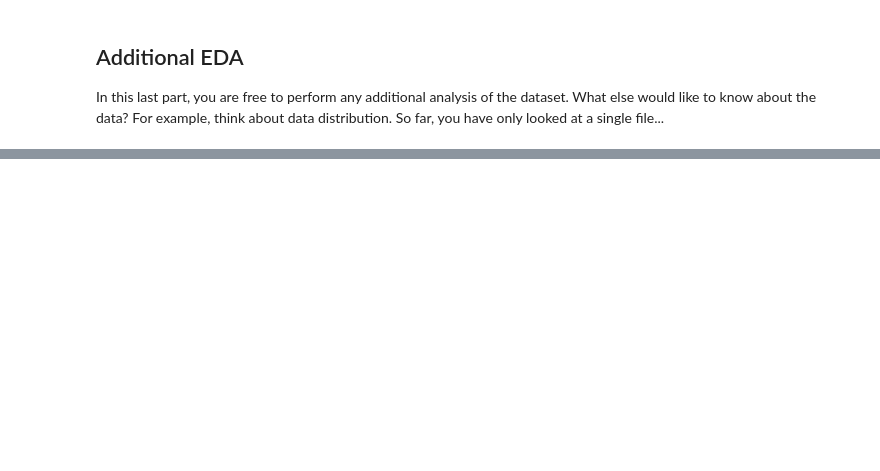
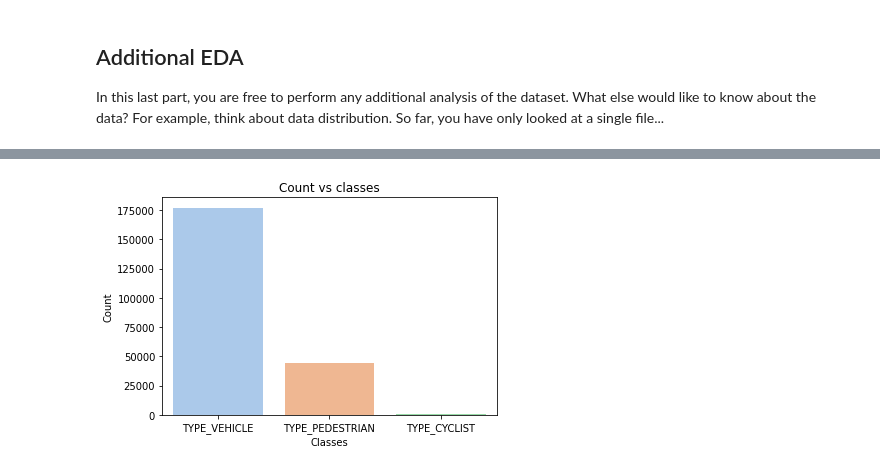
Before and after one commit to khamutov/nd013-c1-vision-starter, a Jupyter notebook: Exploratory Data Analysis.ipynb, the cells around one changed output, grey strips where cells are left out. Cells and saved outputs as stored; diff of their text form; code cells hidden in the pictures; blank space fills up the shorter version.

Commit message:
EDA: plot classes distribution

```diff
--- a/Exploratory Data Analysis.ipynb
+++ b/Exploratory Data Analysis.ipynb
@@ -82,3 +109,32 @@ display_instances(dataset.shuffle(75, reshuffle_each_iteration=True).take(10))
 
 In this last part, you are free to perform any additional analysis of the dataset. What else would like to know about the data?
 For example, think about data distribution. So far, you have only looked at a single file...
+# %%
+class_to_num_mapping = {
+    "TYPE_UNKNOWN": 0,
+    "TYPE_VEHICLE": 1,
+    "TYPE_PEDESTRIAN": 2,
+    "TYPE_SIGN": 3,
+    "TYPE_CYCLIST": 4,
+}
+
+num_to_class = {v:k for k,v in class_to_num_mapping.items()}
+# %%
+import collections
+import tqdm
+
+labels_counter = collections.Counter()
+labels_dist= {1:[], 2:[], 4:[]}
+
+SAMPLE_SIZE = 10000
+
+# obj_count = {1: 0, 2 : 0, 4: 0 }
+for batches in tqdm.tqdm(dataset.take(SAMPLE_SIZE), total=SAMPLE_SIZE):
+    labels_counter.update(batches["groundtruth_classes"].numpy())
+    for l in batches["groundtruth_classes"].numpy():
+        labels[l] += 1
+#         obj_count[l] += 1
+#         labels_dist[l].append(obj_count[l])
+# %%
+sns.set_palette("pastel")
+sns.color_palette()
@@ -84,0 +152,15 @@ For example, think about data distribution. So far, you have only looked at a si
+# %%
+import seaborn as sns
+
+X = list()
+y = list()
+
+for k, v in labels_counter.items():
+    X.append(num_to_class[k])
+    y.append(v)
+
+ax = sns.barplot(x=X, y=y)
+ax.set(xlabel='Classes', ylabel='Count', title='Count vs classes')
+plt.show()
+# %% [output]
+[figure, added]
```
Also changed, not shown: parts of 4 cells of this notebook.
